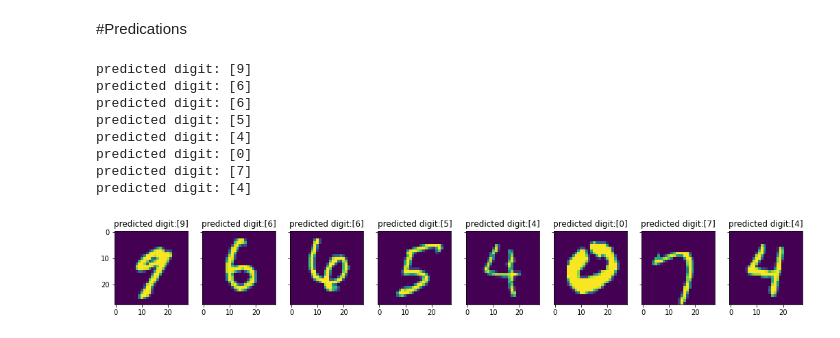
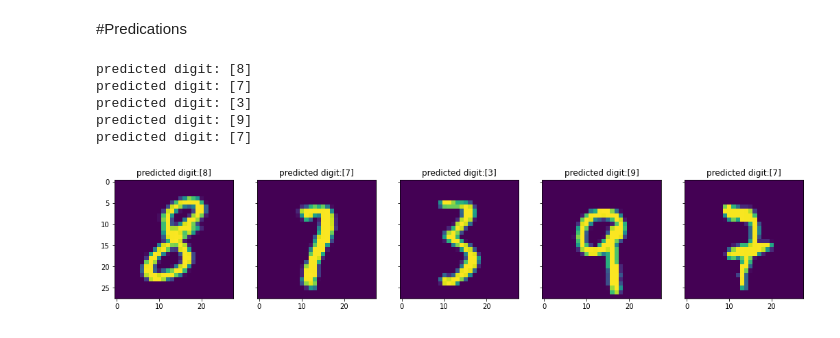
Before and after one commit to kamranjaved/Workshop-on-AI-and-Hand-on-training, a Jupyter notebook: Images Classification using Custom ANN/MNIST Classification using Custom ANN.ipynb, the cells around one changed output. Saved outputs shown, nothing was run; the diff lists cells and outputs as text; code cells hidden in the pictures.

```diff
--- a/Images Classification using Custom ANN/MNIST Classification using Custom ANN.ipynb
+++ b/Images Classification using Custom ANN/MNIST Classification using Custom ANN.ipynb
@@ -210,22 +213,19 @@ def plot(n,g):
   g.imshow(X_test[n].reshape((28,28)))
   g.title.set_text("predicted digit:"+ str(prediction))
 # %%
-f, (ax1, ax2,ax3,ax4,ax5,ax6,ax7,ax8) = plt.subplots(1, 8, sharey=True,figsize=(18, 18))
-plot(20,ax1)
-plot(21,ax2)
-plot(22,ax3)
-plot(23,ax4)
-plot(24,ax5)
-plot(25,ax6)
-plot(26,ax7)
-plot(27,ax8)
+f, (ax1, ax2,ax3,ax4,ax5) = plt.subplots(1, 5, sharey=True,figsize=(18, 18))
+plot(110,ax1)
+plot(111,ax2)
+plot(112,ax3)
+plot(113,ax4)
+plot(114,ax5)
+# plot(25,ax6)
+# plot(26,ax7)
+# plot(27,ax8)
 # %% [output]
+predicted digit: [8]
+predicted digit: [7]
+predicted digit: [3]
 predicted digit: [9]
-predicted digit: [6]
-predicted digit: [6]
-predicted digit: [5]
-predicted digit: [4]
-predicted digit: [0]
 predicted digit: [7]
-predicted digit: [4]
-[figure, old version]
+[figure, new version]
```
Also changed, not shown: parts of 7 cells of this notebook.
